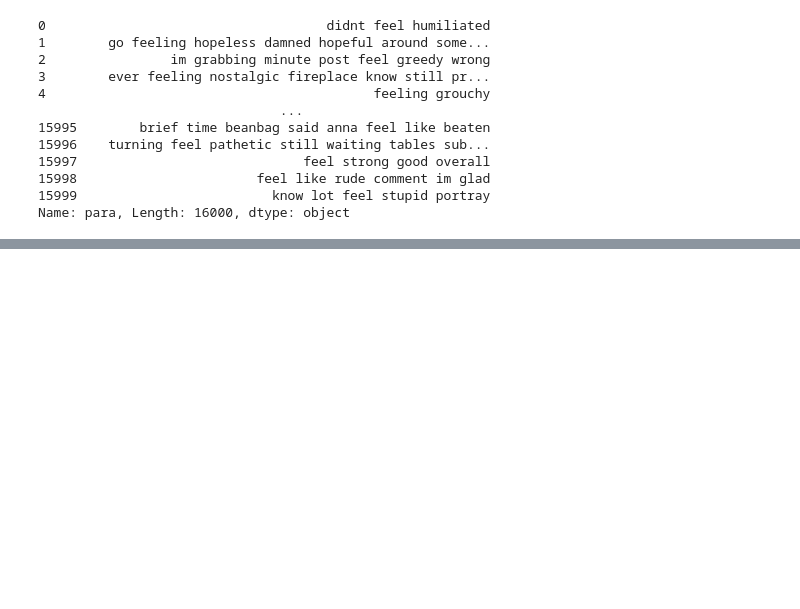
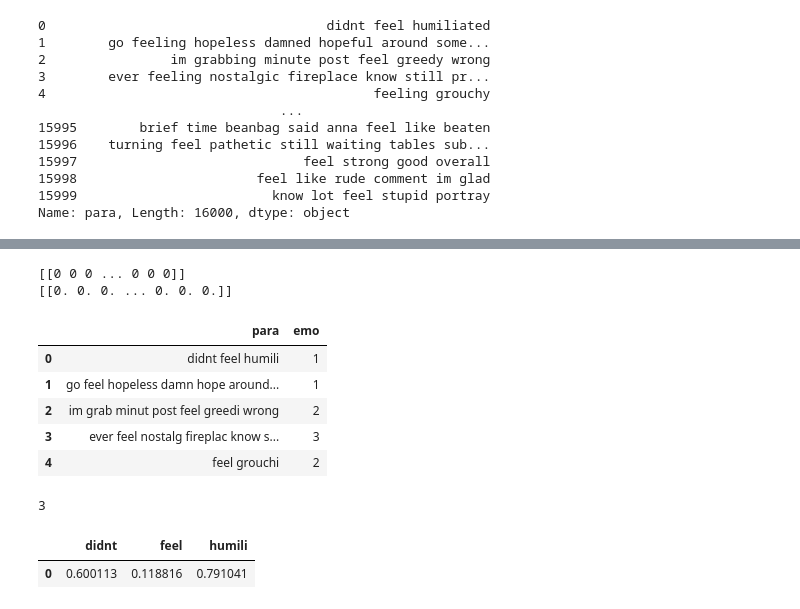
Before and after one commit to VatsVenom201/MachineLearning-Daily_tasks, a Jupyter notebook: NLP/NLP-Sentiment.ipynb, the cells around one changed output, grey strips where cells are left out. Cells and saved outputs as stored; diff of their text form; code cells hidden in the pictures; blank space fills up the shorter version.

Commit message:
NLP Implementation-Text Vectorization
Text preprocessing and text vectorization using Bag of words and TF-IDF

```diff
--- a/NLP/NLP-Sentiment.ipynb
+++ b/NLP/NLP-Sentiment.ipynb
@@ -293,0 +353,15 @@ Name: para, Length: 16000, dtype: object
+# %%
+from nltk.stem.porter import PorterStemmer
+
+ps = PorterStemmer()
+# %%
+def stemming(txt):
+    words = word_tokenize(txt)
+    new = []
+    for i in words:
+        i = ps.stem(i)
+        new.append(i)
+    return ' '.join(new)
+# %%
+df['para'] = df['para'].apply(stemming)
+df['para']
@@ -293,0 +483,37 @@ Name: para, Length: 16000, dtype: object
+# %%
+from sklearn.feature_extraction.text import CountVectorizer, TfidfVectorizer
+
+cv = CountVectorizer()
+X_count = cv.fit_transform(df['para'])
+
+tfidf = TfidfVectorizer()
+X_tfidf = tfidf.fit_transform(df['para'])
+
+print(X_count[0].toarray())
+print(X_tfidf[0].toarray())
+# %% [output]
+[[0 0 0 ... 0 0 0]]
+[[0. 0. 0. ... 0. 0. 0.]]
+# %%
+df.head()
+# %% [output]
+|  | para | emo |
+| 0 | didnt feel humili | 1 |
+| 1 | go feel hopeless damn hope around... | 1 |
+| 2 | im grab minut post feel greedi wrong | 2 |
+| 3 | ever feel nostalg fireplac know s... | 3 |
+| 4 | feel grouchi | 2 |
+# %%
+X[0].nnz
+# non zero in 1st doc
+# %% [output]
+3
+# %%
+# displaying 1st doc where its nonzero
+pd.DataFrame(
+    X[0].toarray(),
+    columns=vectorizer.get_feature_names_out()
+).loc[:, lambda df: df.iloc[0] != 0]
+# %% [output]
+|  | didnt | feel | humili |
+| 0 | 0.600113 | 0.118816 | 0.791041 |
```
Also changed, not shown: parts of 16 cells of this notebook.
